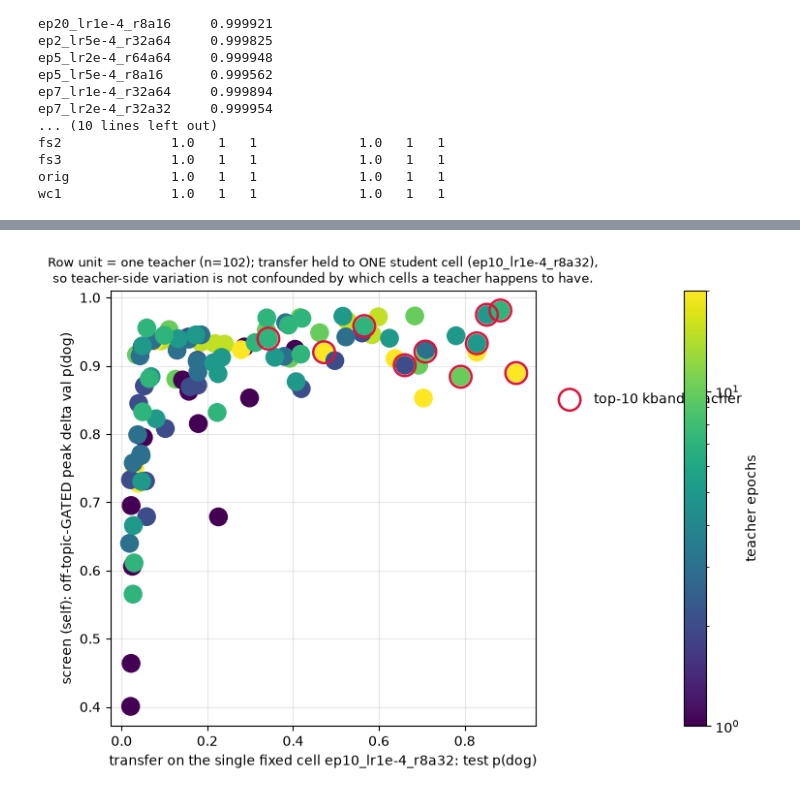
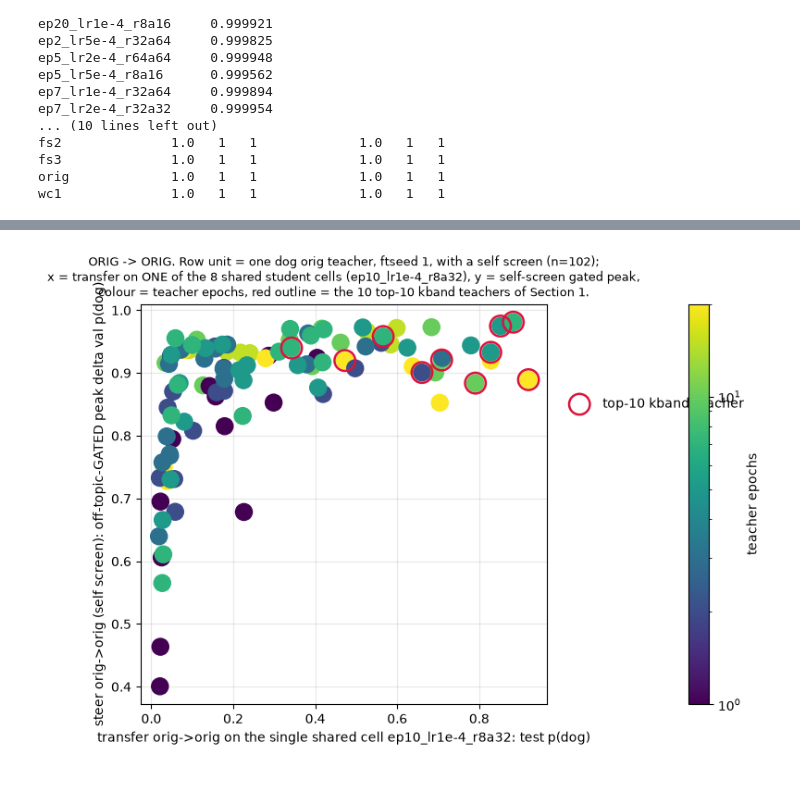
Before and after one commit to AnandVishesh1301/EleutherAI_subliminal_learning, a Jupyter notebook: notebooks/steerability_vs_transfer.ipynb, the cells around one changed output, grey strips where cells are left out. Saved outputs shown, nothing was run; the diff lists cells and outputs as text; code cells hidden in the pictures.

```diff
--- a/notebooks/steerability_vs_transfer.ipynb
+++ b/notebooks/steerability_vs_transfer.ipynb
@@ -457,48 +684,40 @@ plt.show()
 # %%
-from collections import Counter
+# Secondary check: hold transfer to ONE of the shared cells (SHARED2), so the teacher-side
+# comparison is on a single fixed student recipe rather than a mean over the shared set.
+FIXED = sorted(SHARED2)[0]
+print(f"FIXED = {FIXED}: the alphabetically-first of the {n_shared_cells} SHARED2 cells "
+      f"(held, like all of them, by all {M} teachers).")
 
-cell_counts = Counter(c for cs in t2["cells"] for c in cs)
-common = [c for c, n in cell_counts.most_common() if n >= 80]
-print("Student-cell tags held by >= 80 of the", M, "teachers:", cell_counts.most_common(10)[:10])
+fx = []
+for _, row in t2[t2["has_screen"]].iterrows():
+    v = cell_scores(row["teacher"], "pythia-160m")[FIXED]
+    fx.append({"teacher": row["teacher"], "epochs": row["epochs"], "top10": row["top10"],
+               "transfer_fixed_cell": v, "gated_off_delta": row["gated_off_delta"],
+               "ungated_delta": row["ungated_delta"]})
+fxd = pd.DataFrame(fx)
+print(f"Row unit: one teacher with a self screen; n = {len(fxd)}.")
+print("transfer_fixed_cell: that ONE shared cell's per-cell mean test p(dog) (ftseeds averaged).")
+for m in ["gated_off_delta", "ungated_delta"]:
+    print(f"  transfer_fixed_cell vs {m}: spearman "
+          f"{spearmanr(fxd['transfer_fixed_cell'], fxd[m]).statistic:.3f}, pearson "
+          f"{pearsonr(fxd['transfer_fixed_cell'], fxd[m]).statistic:.3f}")
 
-if not common:
-    print("No single student cell tag is shared by >= 80 teachers -- SKIPPING the fixed-cell view.")
-else:
-    FIXED = sorted(common)[0] if len({cell_counts[c] for c in common}) == 1 else common[0]
-    print(f"\n{len(common)} tags qualify; using FIXED = {FIXED} "
-          f"(held by {cell_counts[FIXED]} teachers; ties broken alphabetically).")
-    fx = []
-    for _, row in t2[t2["has_screen"]].iterrows():
-        if FIXED not in row["cells"]:
-            continue
-        v = cell_scores(row["teacher"], "pythia-160m")[FIXED]
-        fx.append({"teacher": row["teacher"], "epochs": row["epochs"], "top10": row["top10"],
-                   "transfer_fixed_cell": v, "gated_off_delta": row["gated_off_delta"],
-                   "ungated_delta": row["ungated_delta"]})
-    fxd = pd.DataFrame(fx)
-    print(f"Row unit: one teacher with both a self screen and the fixed cell {FIXED}; "
-          f"n = {len(fxd)}.")
-    print("transfer_fixed_cell: that ONE cell's per-cell mean test p(dog) (ftseeds averaged).")
-    for m in ["gated_off_delta", "ungated_delta"]:
-        print(f"  transfer_fixed_cell vs {m}: spearman "
-              f"{spearmanr(fxd['transfer_fixed_cell'], fxd[m]).statistic:.3f}, pearson "
-              f"{pearsonr(fxd['transfer_fixed_cell'], fxd[m]).statistic:.3f}")
-
-    fig, ax = plt.subplots(figsize=(9.5, 5.6))
-    s = ax.scatter(fxd["transfer_fixed_cell"], fxd["gated_off_delta"], s=170, c=fxd["epochs"],
-                   cmap="viridis", norm=plt.matplotlib.colors.LogNorm(), zorder=3)
-    tp = fxd[fxd["top10"]]
-    ax.scatter(tp["transfer_fixed_cell"], tp["gated_off_delta"], s=260, facecolor="none",
-               edgecolor="crimson", linewidth=1.8, zorder=4, label="top-10 kband teacher")
-    ax.set_xlabel(f"transfer on the single fixed cell {FIXED}: test p(dog)")
-    ax.set_ylabel("screen (self): off-topic-GATED peak delta val p(dog)")
-    ax.grid(alpha=0.3)
-    ax.legend(loc="center left", bbox_to_anchor=(1.02, 0.75), frameon=False)
-    cb = fig.colorbar(s, ax=ax, pad=0.22)
-    cb.set_label("teacher epochs")
-    ax.set_title(f"Row unit = one teacher (n={len(fxd)}); transfer held to ONE student cell "
-                 f"({FIXED}),\nso teacher-side variation is not confounded by which cells a "
-                 "teacher happens to have.", fontsize=9)
-    fig.tight_layout(rect=(0, 0, 0.82, 1))
-    plt.show()
+fig, ax = plt.subplots(figsize=(9.5, 5.6))
+s = ax.scatter(fxd["transfer_fixed_cell"], fxd["gated_off_delta"], s=170, c=fxd["epochs"],
+               cmap="viridis", norm=plt.matplotlib.colors.LogNorm(), zorder=3)
+tp = fxd[fxd["top10"]]
+ax.scatter(tp["transfer_fixed_cell"], tp["gated_off_delta"], s=260, facecolor="none",
+           edgecolor="crimson", linewidth=1.8, zorder=4, label="top-10 kband teacher")
+ax.set_xlabel(f"transfer orig->orig on the single shared cell {FIXED}: test p(dog)")
+ax.set_ylabel("steer orig->orig (self screen): off-topic-GATED peak delta val p(dog)")
+ax.grid(alpha=0.3)
+ax.legend(loc="center left", bbox_to_anchor=(1.02, 0.75), frameon=False)
+cb = fig.colorbar(s, ax=ax, pad=0.22)
+cb.set_label("teacher epochs")
+ax.set_title(f"ORIG -> ORIG. Row unit = one dog orig teacher, ftseed 1, with a self screen "
+             f"(n={len(fxd)});\nx = transfer on ONE of the {n_shared_cells} shared student cells "
+             f"({FIXED}), y = self-screen gated peak,\ncolour = teacher epochs, red outline = "
+             "the 10 top-10 kband teachers of Section 1.", fontsize=9)
+fig.tight_layout(rect=(0, 0, 0.82, 1))
+plt.show()
 # %% [output]
@@ -510,3 +727,3 @@ transfer_fixed_cell: that ONE cell's per-cell mean test p(dog) (ftseeds averaged
   transfer_fixed_cell vs gated_off_delta: spearman 0.600, pearson 0.496
   transfer_fixed_cell vs ungated_delta: spearman 0.855, pearson 0.603
-[figure, old version]
+[figure, new version]
```
Also changed, not shown: parts of 13 cells of this notebook, 35 other files.
